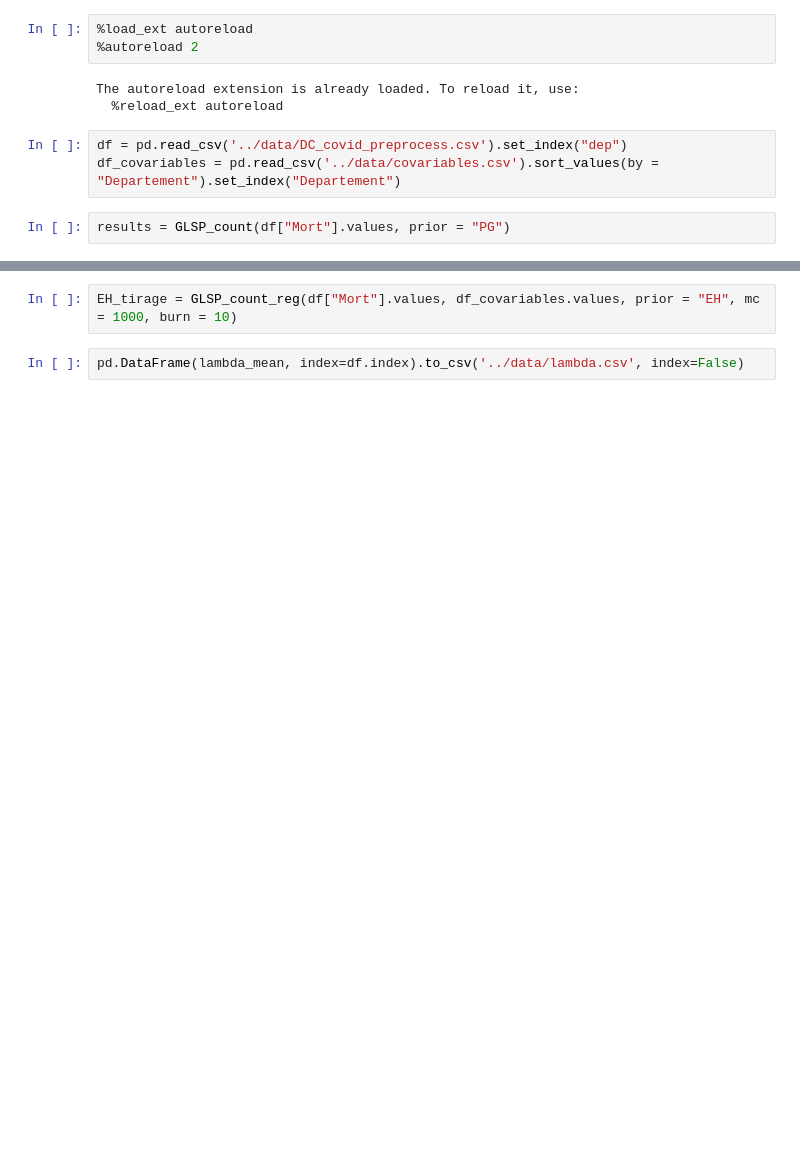
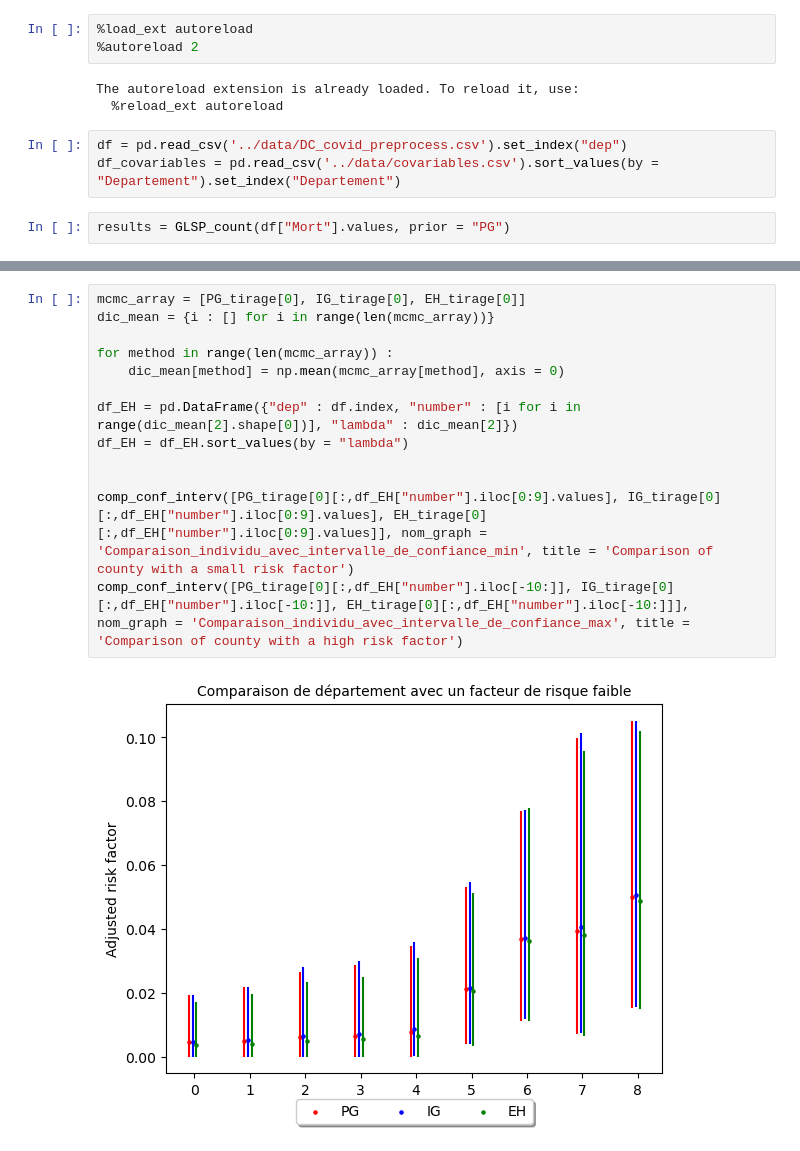
Before and after one commit to Jeremstym/bayesian_shrinkage, a Jupyter notebook: notebooks/application.ipynb, the cells around one changed output, grey strips where cells are left out. Drawn from its saved outputs; the diff is of its cells as text; blank space fills up the shorter version.

Commit message:
ajout de la pop + preprocess + gra^ph
ajout de la population total + preprocess de ce df + ajout de quelques graph non definitif

```diff
--- a/notebooks/application.ipynb
+++ b/notebooks/application.ipynb
@@ -26,4 +25,15 @@ TypeError: rvs() got an unexpected keyword argument 'scale'
-# %%
-EH_tirage = GLSP_count_reg(df["Mort"].values, df_covariables.values, prior = "EH", mc = 1000, burn = 10)
-# %%
-pd.DataFrame(lambda_mean, index=df.index).to_csv('../data/lambda.csv', index=False)
+# %%
+mcmc_array = [PG_tirage[0], IG_tirage[0], EH_tirage[0]]
+dic_mean = {i : [] for i in range(len(mcmc_array))}
+
+for method in range(len(mcmc_array)) :
+    dic_mean[method] = np.mean(mcmc_array[method], axis = 0)
+
+df_EH = pd.DataFrame({"dep" : df.index, "number" : [i for i in range(dic_mean[2].shape[0])], "lambda" : dic_mean[2]})
+df_EH = df_EH.sort_values(by = "lambda")
+
+
+comp_conf_interv([PG_tirage[0][:,df_EH["number"].iloc[0:9].values], IG_tirage[0][:,df_EH["number"].iloc[0:9].values], EH_tirage[0][:,df_EH["number"].iloc[0:9].values]], nom_graph = 'Comparaison_individu_avec_intervalle_de_confiance_min', title = 'Comparison of county with a small risk factor')
+comp_conf_interv([PG_tirage[0][:,df_EH["number"].iloc[-10:]], IG_tirage[0][:,df_EH["number"].iloc[-10:]], EH_tirage[0][:,df_EH["number"].iloc[-10:]]], nom_graph = 'Comparaison_individu_avec_intervalle_de_confiance_max', title = 'Comparison of county with a high risk factor')
+# %% [output]
+[figure, added]
```
Also changed, not shown: parts of 8 cells of this notebook, 12 other files.
